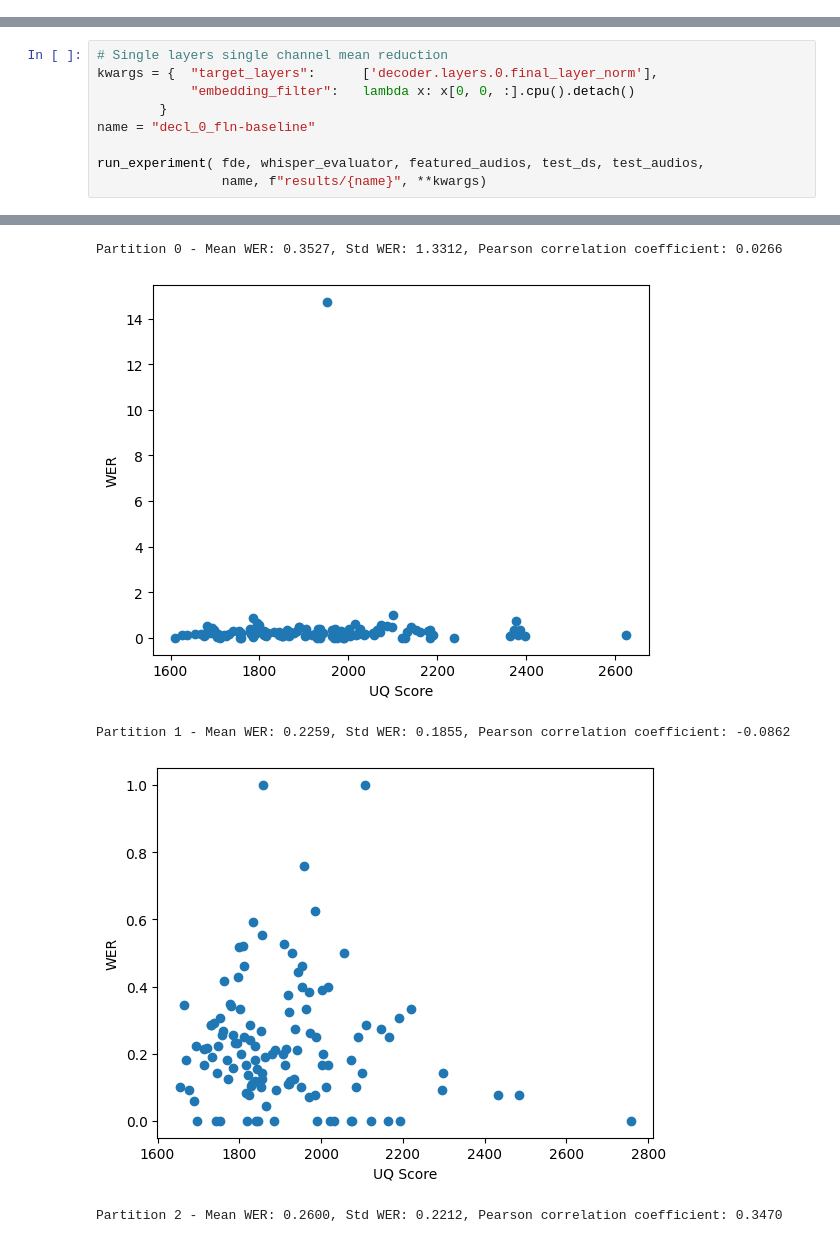
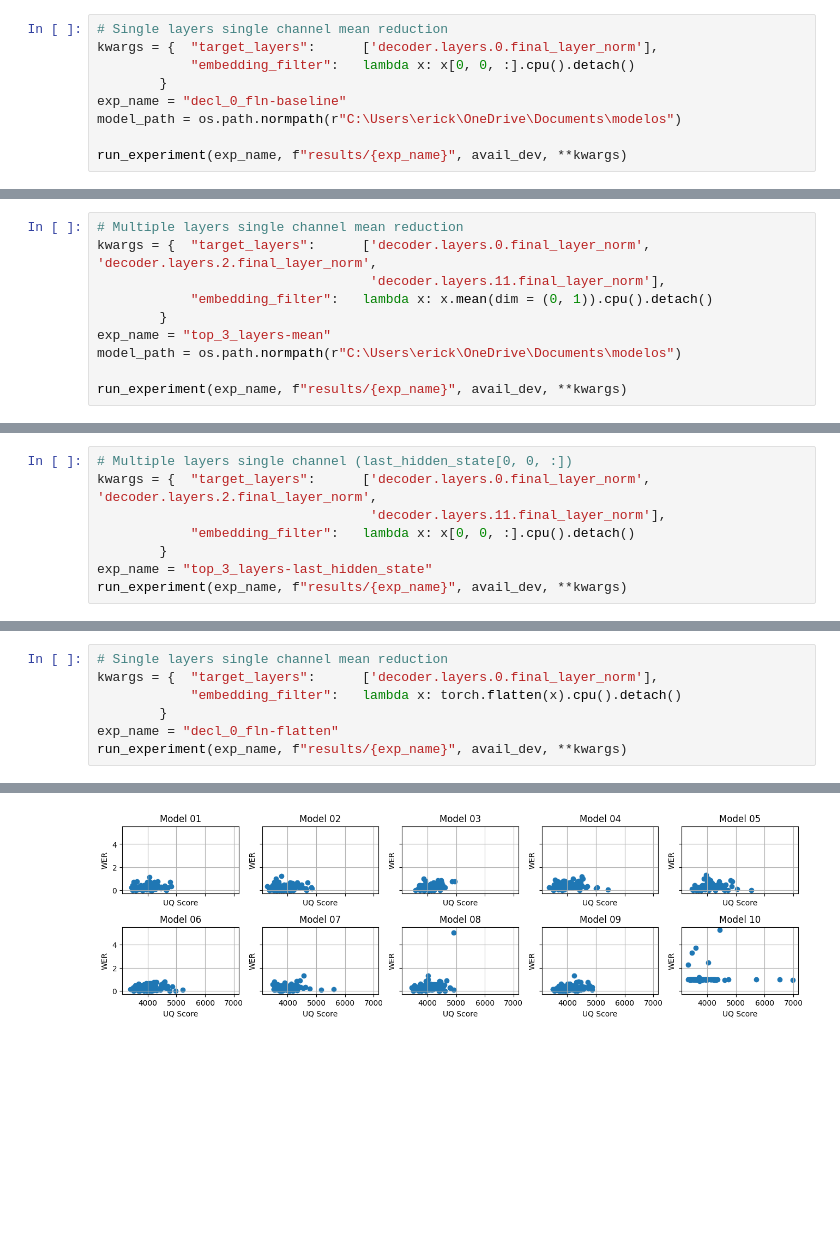
Before and after one commit to eralmual/uq-speech-to-text, a Jupyter notebook: FDUQ.ipynb, the cells around one changed output, grey strips where cells are left out. Cells and saved outputs as stored; diff of their text form; blank space fills up the shorter version.

Commit message:
Redefine experimental pipeline for finetuned models

```diff
--- a/FDUQ.ipynb
+++ b/FDUQ.ipynb
@@ -75,0 +12,9 @@ True
+# %%
+# Single layers single channel mean reduction
+kwargs = {  "target_layers":      ['decoder.layers.0.final_layer_norm'],
+            "embedding_filter":   lambda x: x[0, 0, :].cpu().detach()
+        }
+exp_name = "decl_0_fln-baseline"
+model_path = os.path.normpath(r"C:\Users\erick\OneDrive\Documents\modelos")
+
+run_experiment(exp_name, f"results/{exp_name}", avail_dev, **kwargs)
@@ -75,0 +40,10 @@ True
+# %%
+# Multiple layers single channel mean reduction
+kwargs = {  "target_layers":      ['decoder.layers.0.final_layer_norm', 'decoder.layers.2.final_layer_norm',
+                                   'decoder.layers.11.final_layer_norm'],
+            "embedding_filter":   lambda x: x.mean(dim = (0, 1)).cpu().detach()
+        }
+exp_name = "top_3_layers-mean"
+model_path = os.path.normpath(r"C:\Users\erick\OneDrive\Documents\modelos")
+
+run_experiment(exp_name, f"results/{exp_name}", avail_dev, **kwargs)
@@ -75,0 +65,8 @@ True
+# %%
+# Multiple layers single channel (last_hidden_state[0, 0, :])
+kwargs = {  "target_layers":      ['decoder.layers.0.final_layer_norm', 'decoder.layers.2.final_layer_norm',
+                                   'decoder.layers.11.final_layer_norm'],
+            "embedding_filter":   lambda x: x[0, 0, :].cpu().detach()
+        }
+exp_name = "top_3_layers-last_hidden_state"
+run_experiment(exp_name, f"results/{exp_name}", avail_dev, **kwargs)
@@ -76,10 +88,8 @@ True
 # %%
 # Single layers single channel mean reduction
 kwargs = {  "target_layers":      ['decoder.layers.0.final_layer_norm'],
-            "embedding_filter":   lambda x: x[0, 0, :].cpu().detach()
+            "embedding_filter":   lambda x: torch.flatten(x).cpu().detach()
         }
-name = "decl_0_fln-baseline"
-
-run_experiment( fde, whisper_evaluator, featured_audios, test_ds, test_audios,
-                name, f"results/{name}", **kwargs)
+exp_name = "decl_0_fln-flatten"
+run_experiment(exp_name, f"results/{exp_name}", avail_dev, **kwargs)
 # %% [output]
@@ -88,5 +109 @@ The attention mask is not set and cannot be inferred from input because pad toke
-Partition 0 - Mean WER: 0.3527, Std WER: 1.3312, Pearson correlation coefficient: 0.0266
-[figure, old version]
+[figure, new version]
-Partition 1 - Mean WER: 0.2259, Std WER: 0.1855, Pearson correlation coefficient: -0.0862
-[figure, removed]
-Partition 2 - Mean WER: 0.2600, Std WER: 0.2212, Pearson correlation coefficient: 0.3470
```
Also changed, not shown: parts of 15 cells of this notebook, 4 other files.
